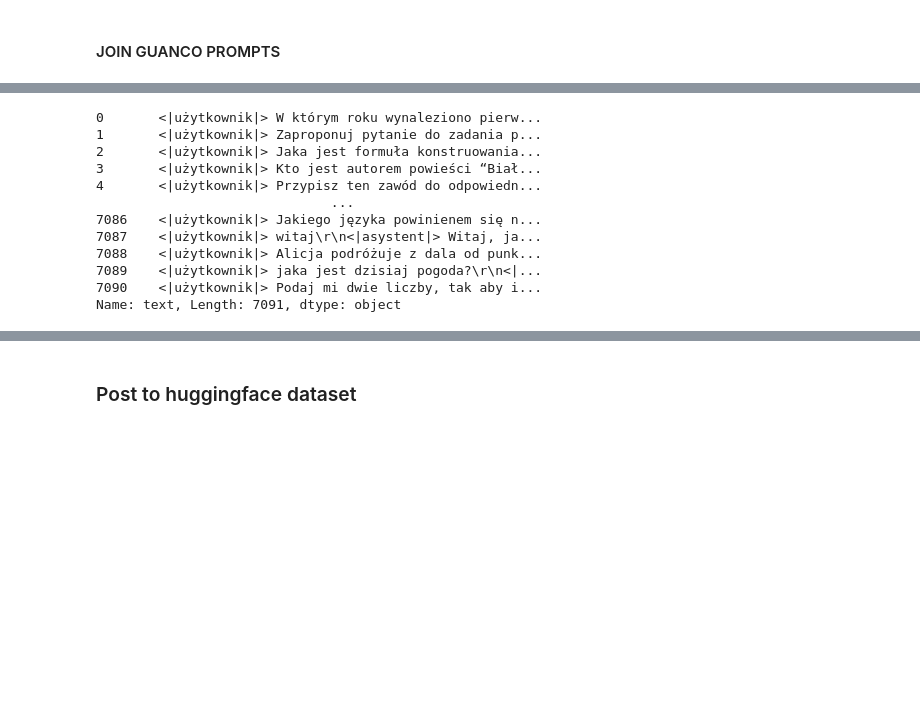
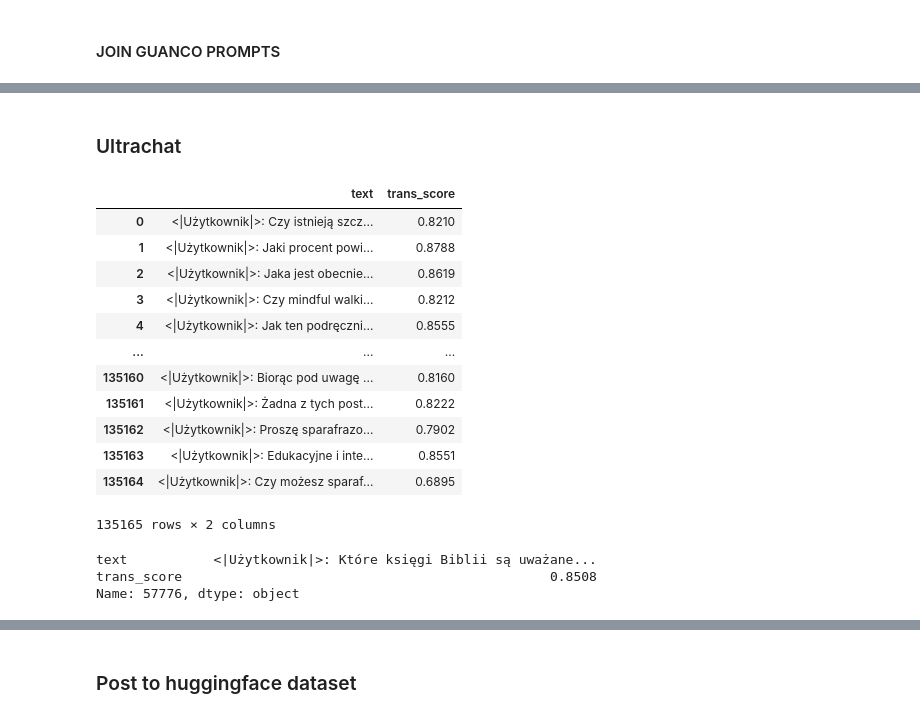
Before and after one commit to szymonrucinski/finetune-llm, a Jupyter notebook: src/data/merge-datasets.ipynb, the cells around one changed output, grey strips where cells are left out. Drawn from its saved outputs; the diff is of its cells as text; code cells hidden in the pictures; blank space fills up the shorter version.

```diff
--- a/src/data/merge-datasets.ipynb
+++ b/src/data/merge-datasets.ipynb
@@ -315,24 +211,44 @@ print(result)
 # %%
 os_wizard = pd.read_csv("../../data/pl_eval/oa_wizard_pl.csv")
-os_wizard["text_pl"] = os_wizard["text_pl"].str.replace("<ASYSTENT_TAG>: ", ASSISTANT_TAG)
-os_wizard["text"] = os_wizard["text_pl"].str.replace("<USER_TAG>: ", USER_TAG)
+os_wizard["text_pl"] = os_wizard["text_pl"].str.replace("<ASYSTENT_TAG>:", ASSISTANT_TAG)
+os_wizard["text"] = os_wizard["text_pl"].str.replace("<USER_TAG>:", USER_TAG)
 # trans_score_pl >= 0.8 get those rows
-os_wizard_translated_df = os_wizard[os_wizard["trans_score_pl"] >= 0.8]["text"]
-os_wizard_translated_df.reset_index(drop=True, inplace=True)
-os_wizard_translated_df
+# os_wizard_translated_df = os_wizard[os_wizard["trans_score_pl"] >= CUT_OFF_THRESHOLD]["text"]
+# os_wizard.reset_index(drop=True, inplace=True)
+os_wizard_translated_df = os_wizard[["text","trans_score_pl"]]
+os_wizard_translated_df.columns = ["text","trans_score"]
-# %% [output]
-0       <|użytkownik|> W którym roku wynaleziono pierw...
-1       <|użytkownik|> Zaproponuj pytanie do zadania p...
-2       <|użytkownik|> Jaka jest formuła konstruowania...
-3       <|użytkownik|> Kto jest autorem powieści “Biał...
-4       <|użytkownik|> Przypisz ten zawód do odpowiedn...
-                              ...
-7086    <|użytkownik|> Jakiego języka powinienem się n...
-7087    <|użytkownik|> witaj\r\n<|asystent|> Witaj, ja...
-7088    <|użytkownik|> Alicja podróżuje z dala od punk...
-7089    <|użytkownik|> jaka jest dzisiaj pogoda?\r\n<|...
-7090    <|użytkownik|> Podaj mi dwie liczby, tak aby i...
-Name: text, Length: 7091, dtype: object
+# %% [markdown]
+### Ultrachat
+# %%
+ultrachat_df = pd.read_csv("../../data/pl_eval/ultrachat_pl.csv")
+## select rows wherte trans_score_pl >= 0.8
+# ultrachat_translated_df = ultrachat_df[ultrachat_df["trans_score_pl"] >= CUT_OFF_THRESHOLD]["text_pl"].reset_index(drop=True)
+# replace tag
+ultrachat_df["text"] = ultrachat_df["text_pl"].str.replace("<ASSISTANT_TAG>: ", ASSISTANT_TAG)
+ultrachat_df["text"] = ultrachat_df["text"].str.replace("<USER_TAG>: ", USER_TAG)
+ultrachat_translated_df = ultrachat_df[["text","trans_score_pl"]]
+ultrachat_translated_df.columns = ["text","trans_score"]
+ultrachat_translated_df
+# %% [output]
+|  | text | trans_score |
+| 0 | <|Użytkownik|>: Czy istnieją szcz... | 0.8210 |
+| 1 | <|Użytkownik|>: Jaki procent powi... | 0.8788 |
+| 2 | <|Użytkownik|>: Jaka jest obecnie... | 0.8619 |
+| 3 | <|Użytkownik|>: Czy mindful walki... | 0.8212 |
+| 4 | <|Użytkownik|>: Jak ten podręczni... | 0.8555 |
+| ... | ... | ... |
+| 135160 | <|Użytkownik|>: Biorąc pod uwagę ... | 0.8160 |
+| 135161 | <|Użytkownik|>: Żadna z tych post... | 0.8222 |
+| 135162 | <|Użytkownik|>: Proszę sparafrazo... | 0.7902 |
+| 135163 | <|Użytkownik|>: Edukacyjne i inte... | 0.8551 |
+| 135164 | <|Użytkownik|>: Czy możesz sparaf... | 0.6895 |
+135165 rows × 2 columns
+# %%
+ultrachat_translated_df.iloc[rand.randint(0, len(ultrachat_translated_df))]
+# %% [output]
+text           <|Użytkownik|>: Które księgi Biblii są uważane...
+trans_score                                               0.8508
+Name: 57776, dtype: object
 # %%
 prompts_klej_dyk.iloc[0]
 # %% [output]
```
Also changed, not shown: parts of 63 cells of this notebook.
